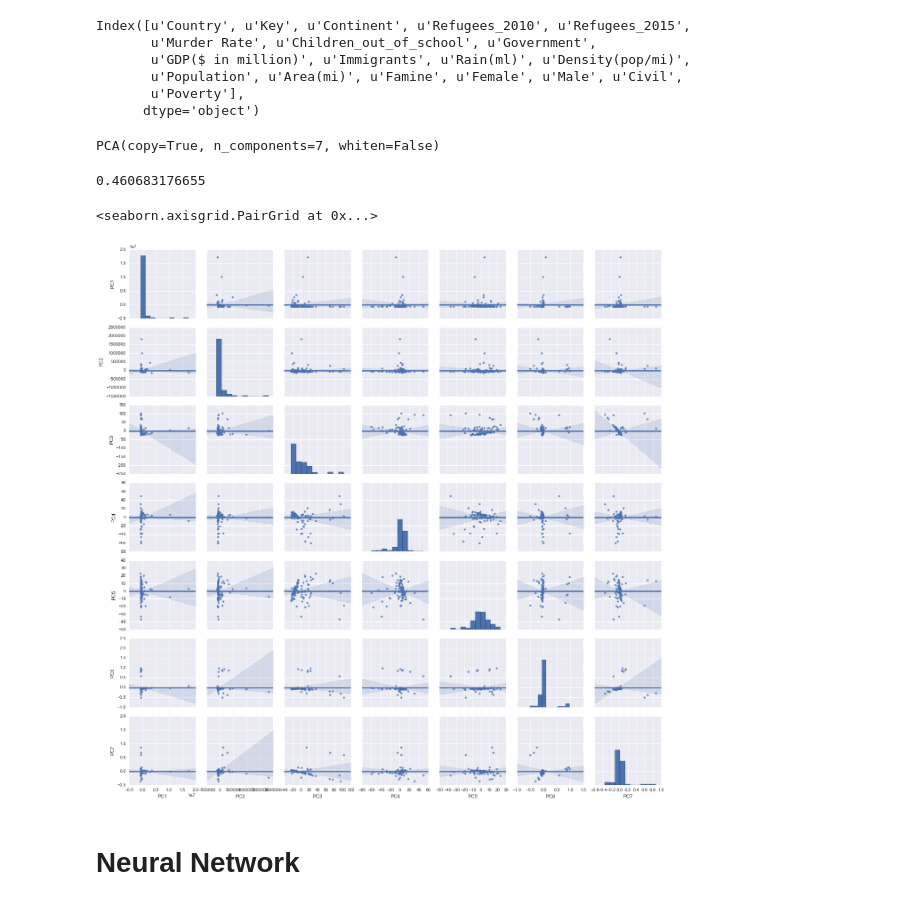
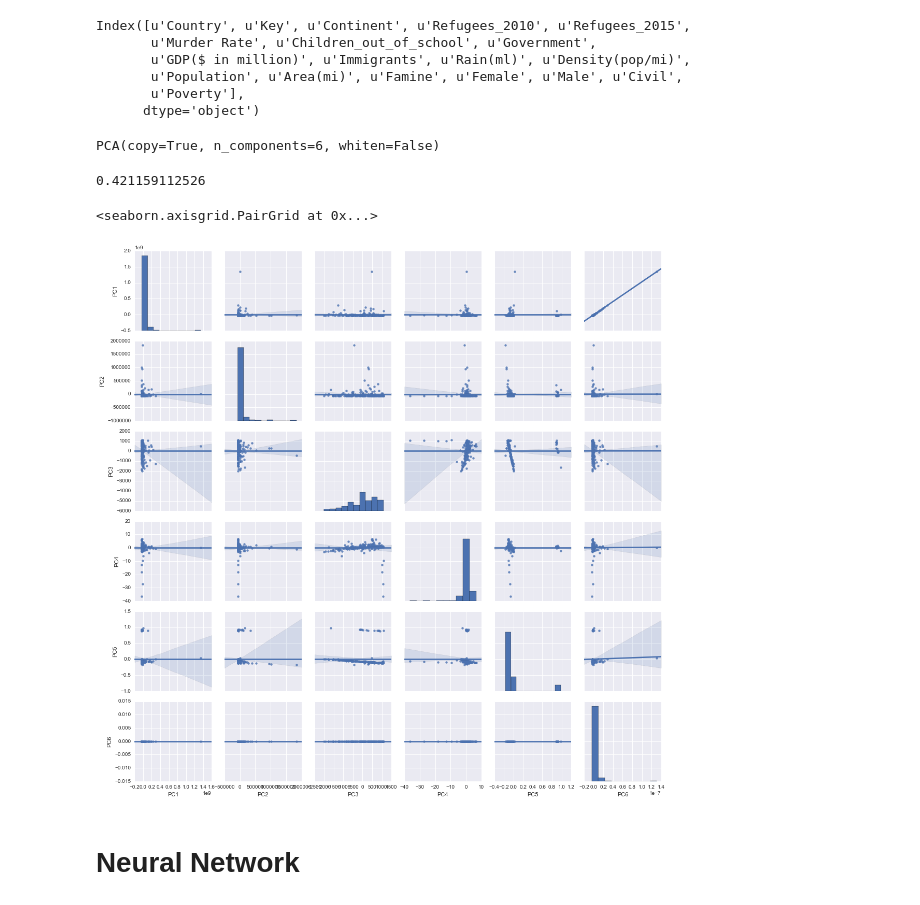
Before and after one commit to nsivapra/DSI-SF-2-nsivapra, a Jupyter notebook: Capstone/Code/Modeling.ipynb, the cells around one changed output. Drawn from its saved outputs; the diff is of its cells as text; code cells hidden in the pictures.

Commit message:
Added New Models and Modified Data cleaning methods

```diff
--- a/Capstone/Code/Modeling.ipynb
+++ b/Capstone/Code/Modeling.ipynb
@@ -229,7 +337,7 @@ Index([u'Country', u'Key', u'Continent', u'Refugees_2010', u'Refugees_2015',
        u'Poverty'],
       dtype='object')
 # %%
-value = refugee.filter(regex = 'Ref|Mur|Child|GD|Fam|Civi|Pov')
+value = refugee.filter(regex = 'Ref|Rain|Pop|Fam|Fem|Male')
 rem = refugee.filter(regex = '2015')
 col = value.columns - rem.columns
 X = refugee[col]
@@ -239,22 +347,22 @@ y = refugee['Refugees_2015'].values
 # %%
 from sklearn.decomposition import PCA
 
-pca = PCA(n_components=7)
+pca = PCA(n_components=6)
 pca.fit(X.values)
 # %% [output]
-PCA(copy=True, n_components=7, whiten=False)
+PCA(copy=True, n_components=6, whiten=False)
 # %%
 pcs = pca.transform(X)
 pca_linreg = LinearRegression()
-pca_scores = cross_val_score(pca_linreg, pcs[:,0:10], y, cv=4)
+pca_scores = cross_val_score(pca_linreg, pcs[:,0:10], y, cv=5)
 print np.mean(pca_scores)
 # %% [output]
-0.460683176655
+0.421159112526
 # %%
-sns.pairplot(pd.DataFrame(pcs, columns=['PC1','PC2','PC3','PC4','PC5', 'PC6', 'PC7']), kind='reg')
+sns.pairplot(pd.DataFrame(pcs, columns=['PC1','PC2','PC3','PC4','PC5', 'PC6']), kind='reg')
 # %% [output]
 <seaborn.axisgrid.PairGrid at 0x...>
-[figure, old version]
+[figure, new version]
 # %% [markdown]
 # Neural Network
 # %%
```
Also changed, not shown: parts of 25 cells of this notebook, 3 other files.
